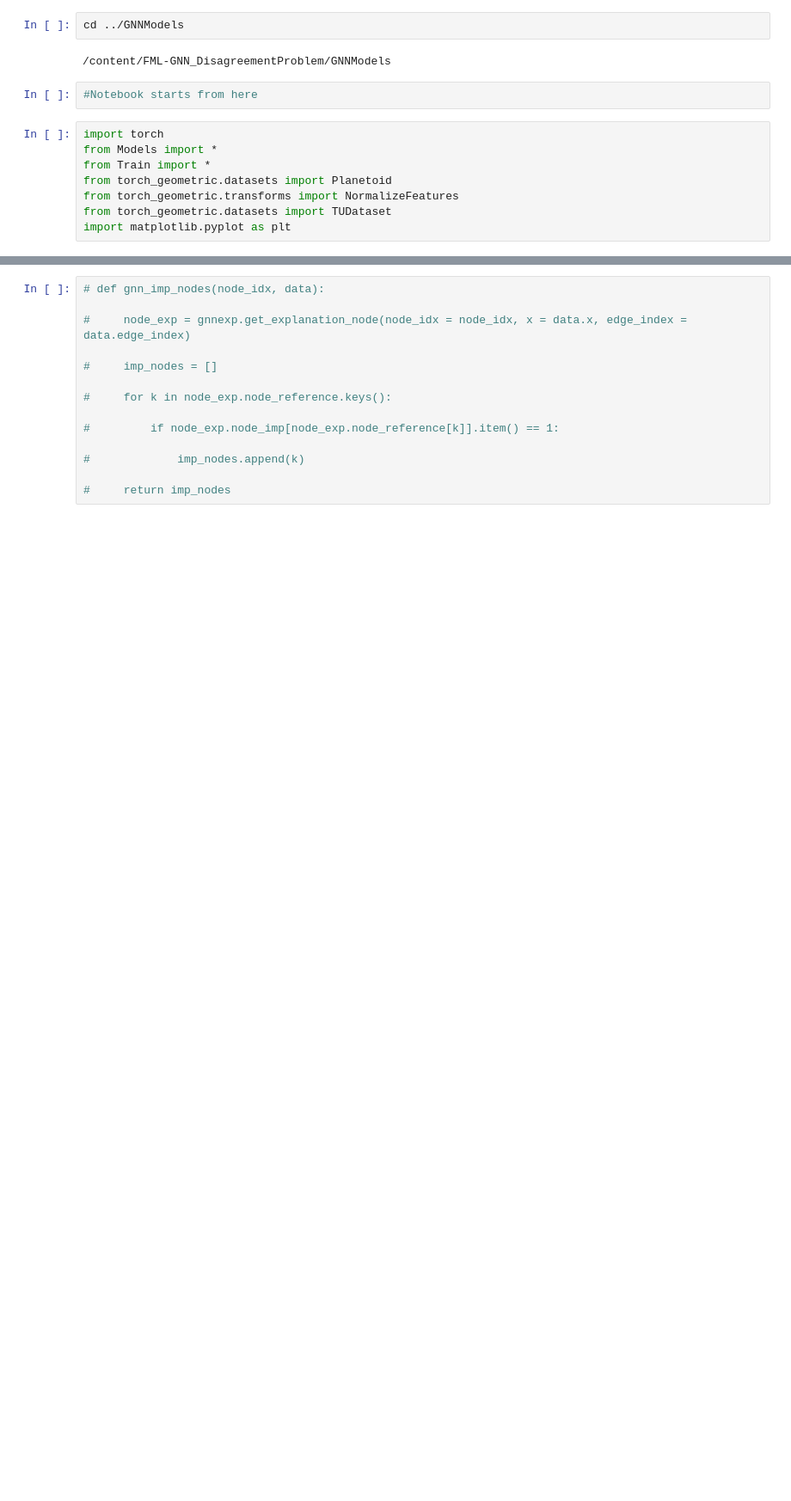
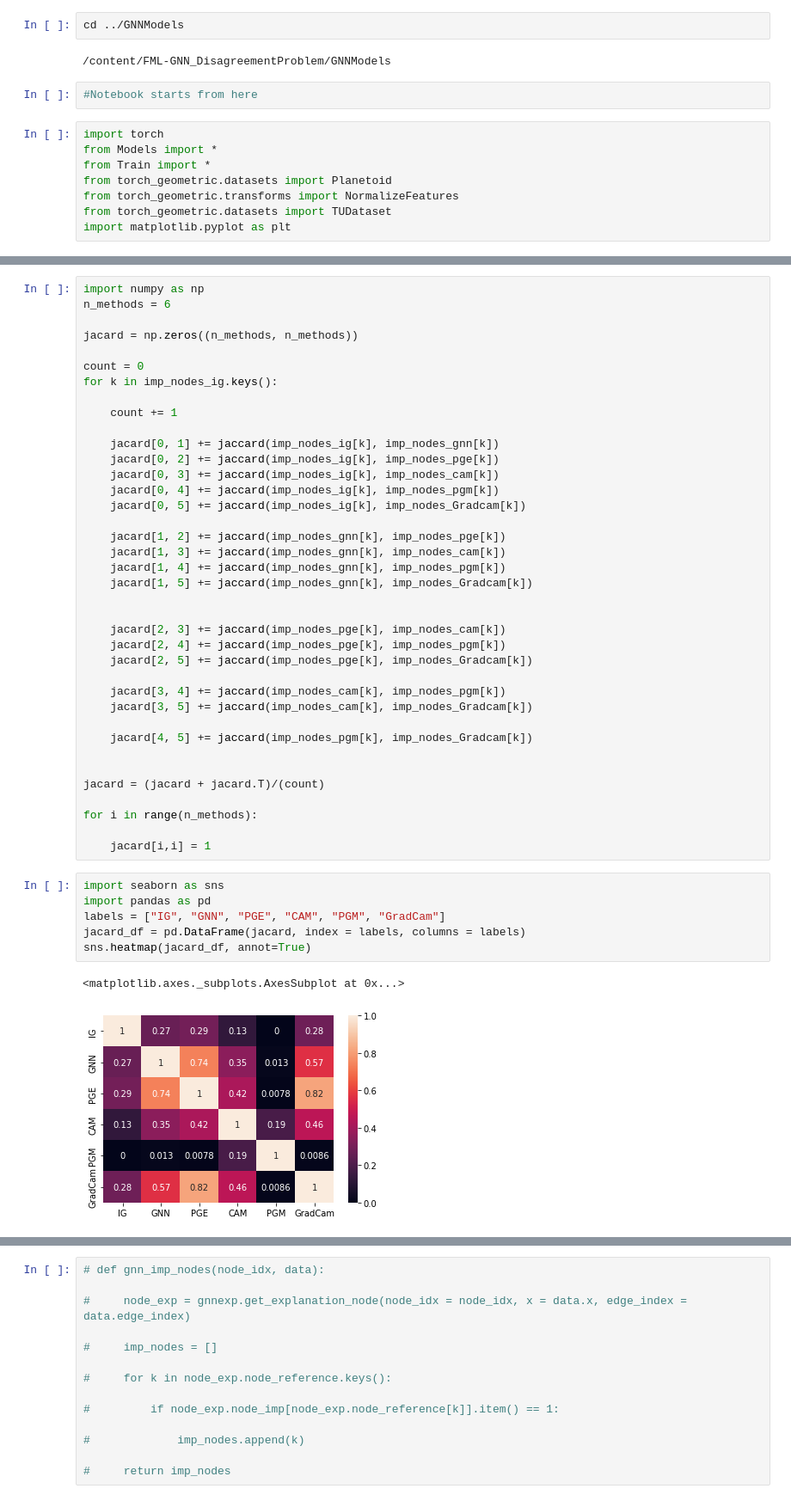
Before and after one commit to YANI-ALT/FML-GNN_DisagreementProblem, a Jupyter notebook: Graph_explanation_tutorial.ipynb, the cells around one changed output, grey strips where cells are left out. Shown: that part at 86% size. Saved outputs shown, nothing was run; the diff lists cells and outputs as text; blank space fills up the shorter version.

Commit message:
Calculated Jaccard

```diff
--- a/Graph_explanation_tutorial.ipynb
+++ b/Graph_explanation_tutorial.ipynb
@@ -183,0 +302,47 @@ tensor([0.1170, 0.1140, 0.1121,  ..., 0.2656, 0.2404, 0.2538])
+# %%
+import numpy as np
+n_methods = 6
+
+jacard = np.zeros((n_methods, n_methods))
+
+count = 0
+for k in imp_nodes_ig.keys():
+
+    count += 1
+
+    jacard[0, 1] += jaccard(imp_nodes_ig[k], imp_nodes_gnn[k])
+    jacard[0, 2] += jaccard(imp_nodes_ig[k], imp_nodes_pge[k])
+    jacard[0, 3] += jaccard(imp_nodes_ig[k], imp_nodes_cam[k])
+    jacard[0, 4] += jaccard(imp_nodes_ig[k], imp_nodes_pgm[k])
+    jacard[0, 5] += jaccard(imp_nodes_ig[k], imp_nodes_Gradcam[k])
+
+    jacard[1, 2] += jaccard(imp_nodes_gnn[k], imp_nodes_pge[k])
+    jacard[1, 3] += jaccard(imp_nodes_gnn[k], imp_nodes_cam[k])
+    jacard[1, 4] += jaccard(imp_nodes_gnn[k], imp_nodes_pgm[k])
+    jacard[1, 5] += jaccard(imp_nodes_gnn[k], imp_nodes_Gradcam[k])
+
+
+    jacard[2, 3] += jaccard(imp_nodes_pge[k], imp_nodes_cam[k])
+    jacard[2, 4] += jaccard(imp_nodes_pge[k], imp_nodes_pgm[k])
+    jacard[2, 5] += jaccard(imp_nodes_pge[k], imp_nodes_Gradcam[k])
+
+    jacard[3, 4] += jaccard(imp_nodes_cam[k], imp_nodes_pgm[k])
+    jacard[3, 5] += jaccard(imp_nodes_cam[k], imp_nodes_Gradcam[k])
+
+    jacard[4, 5] += jaccard(imp_nodes_pgm[k], imp_nodes_Gradcam[k])
+
+
+jacard = (jacard + jacard.T)/(count)
+
+for i in range(n_methods):
+
+    jacard[i,i] = 1
+# %%
+import seaborn as sns
+import pandas as pd
+labels = ["IG", "GNN", "PGE", "CAM", "PGM", "GradCam"]
+jacard_df = pd.DataFrame(jacard, index = labels, columns = labels)
+sns.heatmap(jacard_df, annot=True)
+# %% [output]
+<matplotlib.axes._subplots.AxesSubplot at 0x...>
+[figure, added]
```
Also changed, not shown: parts of 66 cells of this notebook.
